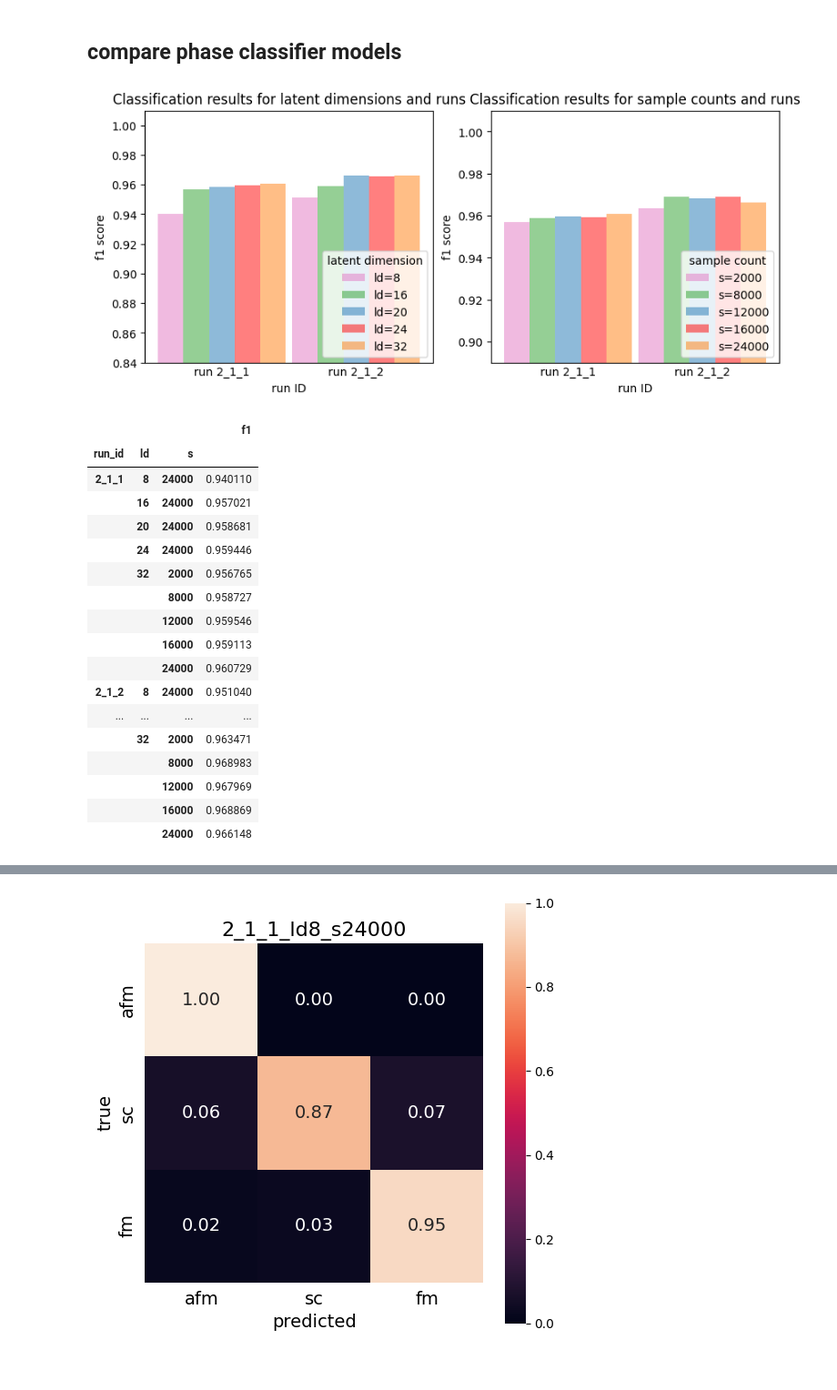
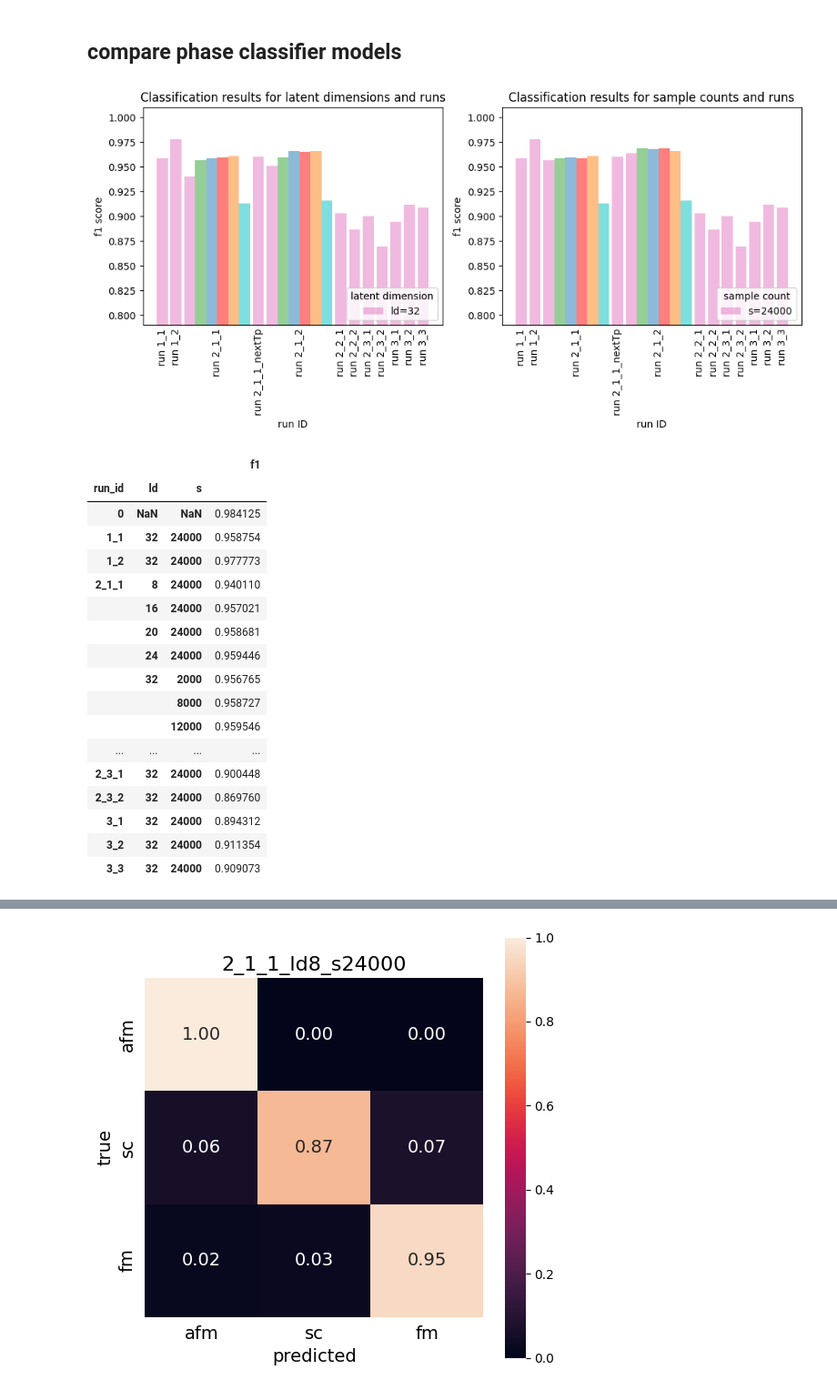
Before and after one commit to DanielSpringer/PhysML, a Jupyter notebook: notebooks/vertex/plot_results.ipynb, the cells around one changed output, grey strips where cells are left out. Shown at 91% size. Cells and saved outputs as stored; diff of their text form; code cells hidden in the pictures; blank space fills up the shorter version.

Commit message:
update plots

```diff
--- a/notebooks/vertex/plot_results.ipynb
+++ b/notebooks/vertex/plot_results.ipynb
@@ -169,11 +172,14 @@ vis.plot_loss_progress(tensorboard_data.dropna(), labels, y_max=0.1, log=False)
 # %% [markdown]
 ## compare phase classifier models
 # %%
-verteval.plot_classification_results(classification_df, figsize=(10, 4))
+verteval.plot_classification_results(classification_df, figsize=(12, 4))
 # %% [output]
-[figure, old version]
+[figure, new version]
 |  |  |  | f1 |
 | run_id | ld | s |  |
+| 0 | NaN | NaN | 0.984125 |
+| 1_1 | 32 | 24000 | 0.958754 |
+| 1_2 | 32 | 24000 | 0.977773 |
 | 2_1_1 | 8 | 24000 | 0.940110 |
 |  | 16 | 24000 | 0.957021 |
 |  | 20 | 24000 | 0.958681 |
@@ -181,12 +187,9 @@ verteval.plot_classification_results(classification_df, figsize=(10, 4))
 |  | 32 | 2000 | 0.956765 |
 |  |  | 8000 | 0.958727 |
 |  |  | 12000 | 0.959546 |
-|  |  | 16000 | 0.959113 |
-|  |  | 24000 | 0.960729 |
-| 2_1_2 | 8 | 24000 | 0.951040 |
 | ... | ... | ... | ... |
-|  | 32 | 2000 | 0.963471 |
-|  |  | 8000 | 0.968983 |
-|  |  | 12000 | 0.967969 |
-|  |  | 16000 | 0.968869 |
-|  |  | 24000 | 0.966148 |
+| 2_3_1 | 32 | 24000 | 0.900448 |
+| 2_3_2 | 32 | 24000 | 0.869760 |
+| 3_1 | 32 | 24000 | 0.894312 |
+| 3_2 | 32 | 24000 | 0.911354 |
+| 3_3 | 32 | 24000 | 0.909073 |
```
Also changed, not shown: parts of 6 cells of this notebook, 2 other files.
